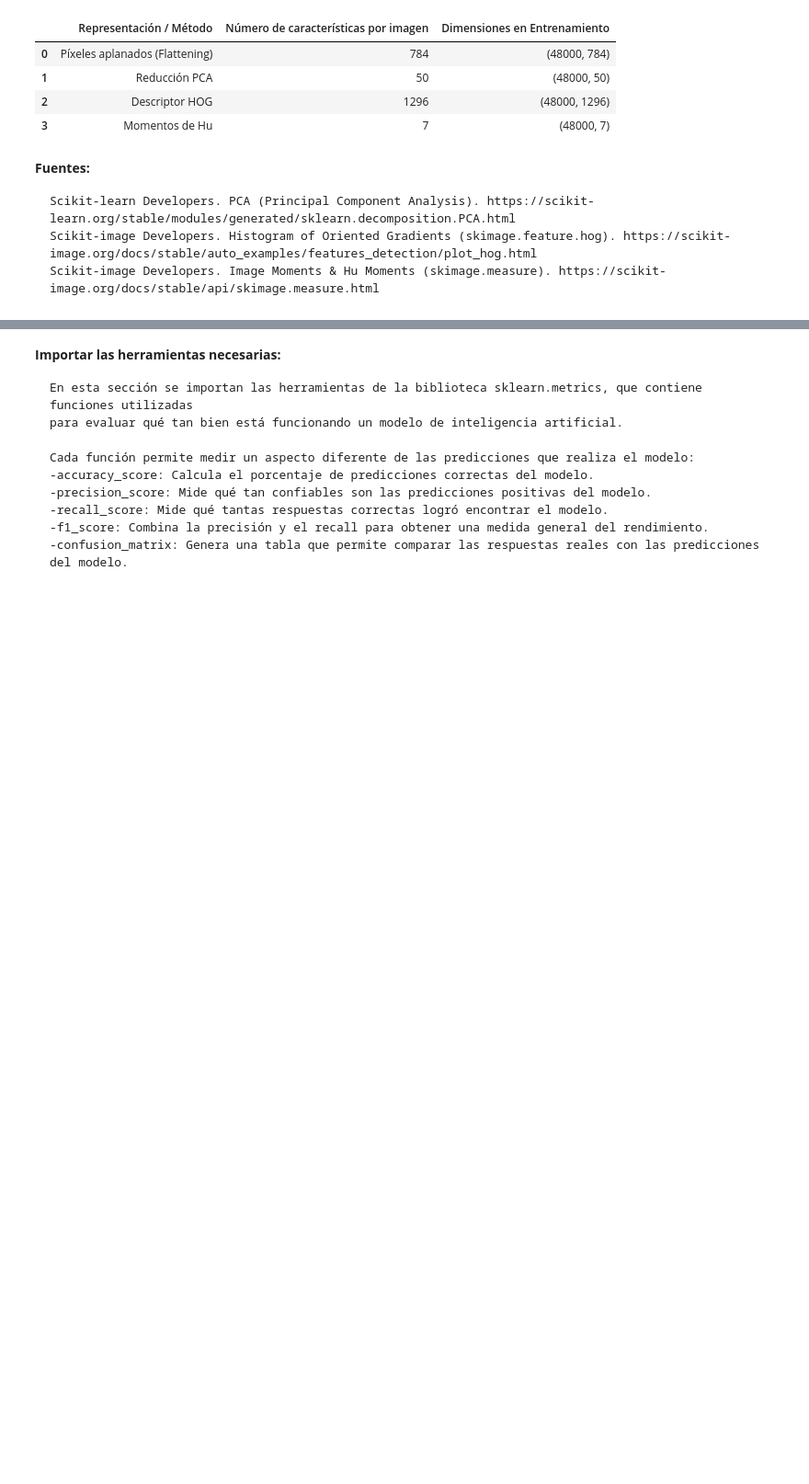
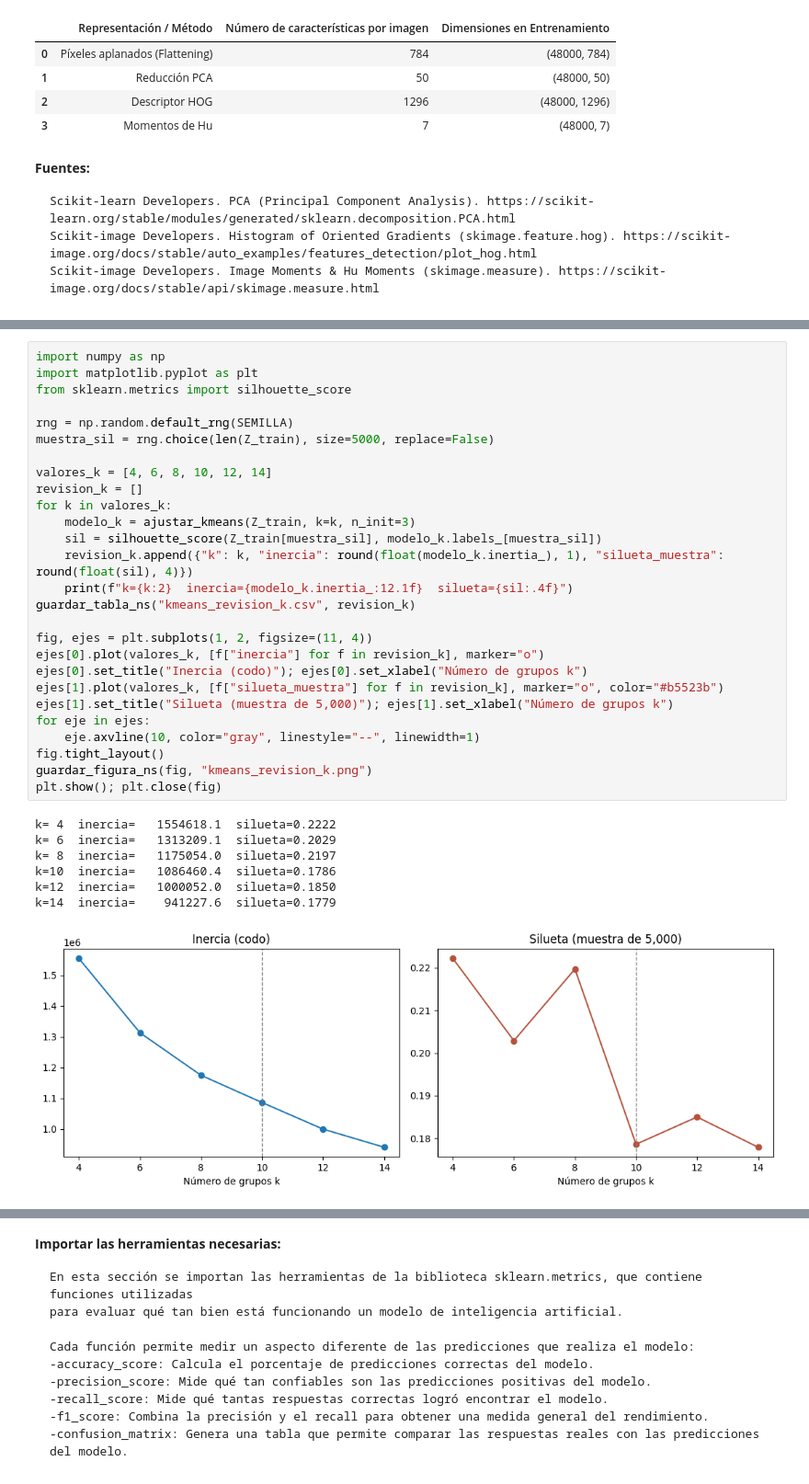
Before and after one commit to krysto9872/StyleBot, a Jupyter notebook: notebooks/E1_StyleBot.ipynb, the cells around one changed output, grey strips where cells are left out. Shown at 92% size. Cells and saved outputs as stored; diff of their text form; blank space fills up the shorter version.

```diff
--- a/notebooks/E1_StyleBot.ipynb
+++ b/notebooks/E1_StyleBot.ipynb
@@ -545,0 +1481,35 @@ display(tabla_caracteristicas)
+# %%
+import numpy as np
+import matplotlib.pyplot as plt
+from sklearn.metrics import silhouette_score
+
+rng = np.random.default_rng(SEMILLA)
+muestra_sil = rng.choice(len(Z_train), size=5000, replace=False)
+
+valores_k = [4, 6, 8, 10, 12, 14]
+revision_k = []
+for k in valores_k:
+    modelo_k = ajustar_kmeans(Z_train, k=k, n_init=3)
+    sil = silhouette_score(Z_train[muestra_sil], modelo_k.labels_[muestra_sil])
+    revision_k.append({"k": k, "inercia": round(float(modelo_k.inertia_), 1), "silueta_muestra": round(float(sil), 4)})
+    print(f"k={k:2}  inercia={modelo_k.inertia_:12.1f}  silueta={sil:.4f}")
+guardar_tabla_ns("kmeans_revision_k.csv", revision_k)
+
+fig, ejes = plt.subplots(1, 2, figsize=(11, 4))
+ejes[0].plot(valores_k, [f["inercia"] for f in revision_k], marker="o")
+ejes[0].set_title("Inercia (codo)"); ejes[0].set_xlabel("Número de grupos k")
+ejes[1].plot(valores_k, [f["silueta_muestra"] for f in revision_k], marker="o", color="#b5523b")
+ejes[1].set_title("Silueta (muestra de 5,000)"); ejes[1].set_xlabel("Número de grupos k")
+for eje in ejes:
+    eje.axvline(10, color="gray", linestyle="--", linewidth=1)
+fig.tight_layout()
+guardar_figura_ns(fig, "kmeans_revision_k.png")
+plt.show(); plt.close(fig)
+# %% [output]
+k= 4  inercia=   1554618.1  silueta=0.2222
+k= 6  inercia=   1313209.1  silueta=0.2029
+k= 8  inercia=   1175054.0  silueta=0.2197
+k=10  inercia=   1086460.4  silueta=0.1786
+k=12  inercia=   1000052.0  silueta=0.1850
+k=14  inercia=    941227.6  silueta=0.1779
+[figure, added]
```
Also changed, not shown: parts of 37 cells of this notebook.
